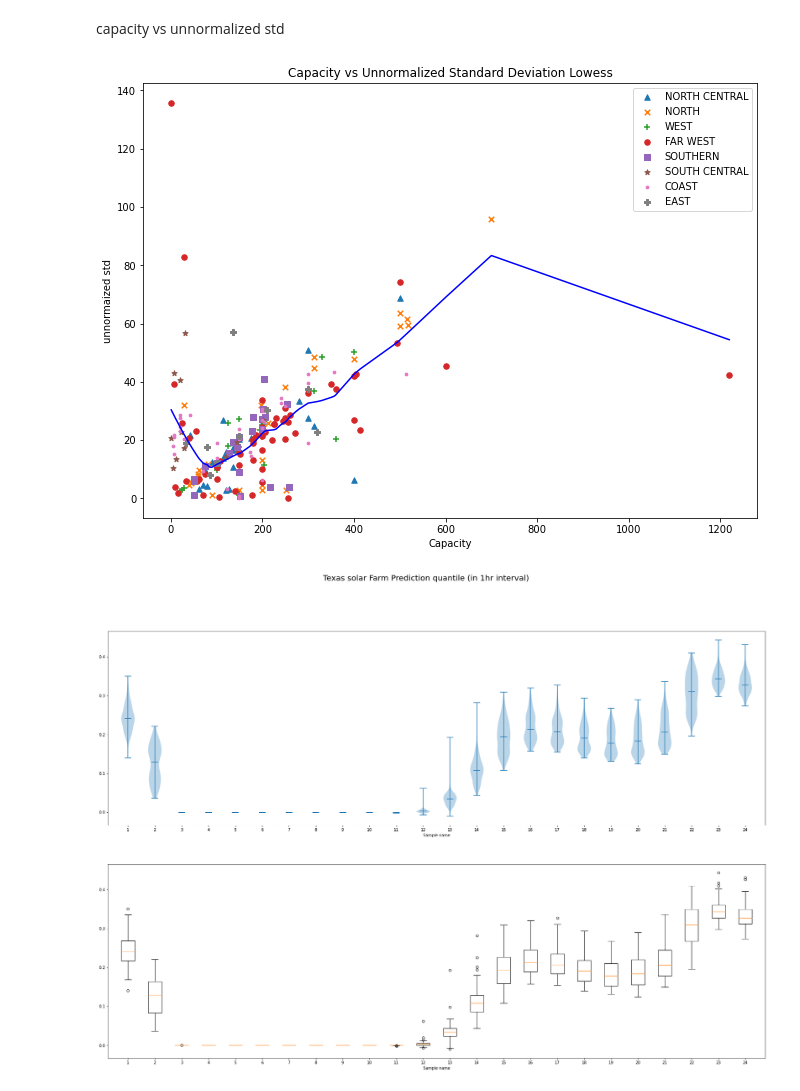
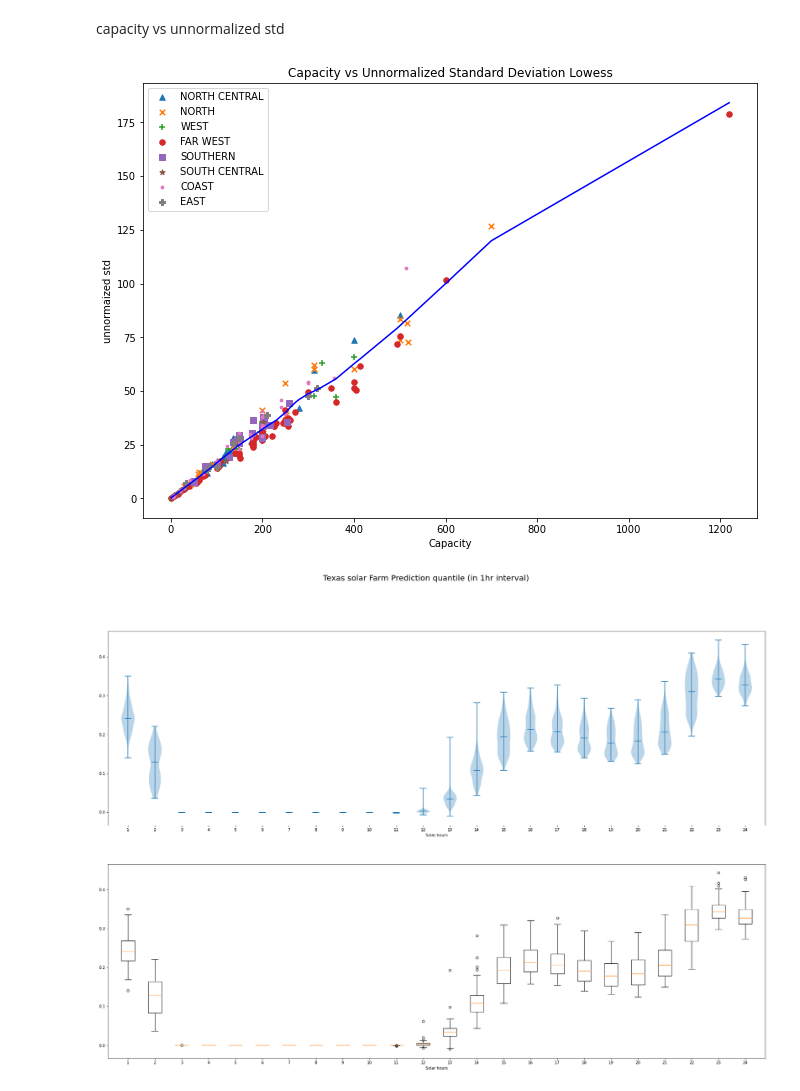
Before and after one commit to Sir-Teo/solar, a Jupyter notebook: solar.ipynb, the cells around one changed output. Saved outputs shown, nothing was run; the diff lists cells and outputs as text; code cells hidden in the pictures.

Commit message:
minor error fixed

```diff
--- a/solar.ipynb
+++ b/solar.ipynb
@@ -260,30 +260,33 @@ def unormalized_std_error_in_interval(a,b):
     solar_actual_6h_mean = solar_actual_6h.resample('60min',on= 'Time').mean()
     solar_forcast_6h_mean = solar_forcast_6h.resample('60min',on= 'horizon_time').mean()
     diff = solar_actual_6h_mean - solar_forcast_6h_mean
+    for (farm, data) in diff.iteritems():
+        diff = diff.reindex(sorted(diff.columns,key=str.lower), axis=1)
     solar_meta['unnorm_std']= np.std(diff).values
+unormalized_std_error_in_interval(12,24)
 # %%
 
 plt.figure(figsize=(11,8))
-unormalized_std_error_in_interval(0,24)
-error_in_interval(0,24)
+unormalized_std_error_in_interval(12,24)
+error_in_interval(12,24)
 norm = plt.Normalize(min(solar_meta['error']), max(solar_meta['error']))
 for kind in marker_dict:
     plt.scatter(x = solar_meta[solar_meta['Zone']==kind]['AC_capacity_MW'],
                 y = solar_meta[solar_meta['Zone']==kind]['unnorm_std'],
                 s = 30,
                 marker = marker_dict[kind])
 x = solar_meta['AC_capacity_MW']
 y = solar_meta['unnorm_std']
 filtered = lowess(y, x, frac=0.4, it=0)
 plt.plot(filtered[:,0], filtered[:,1], 'b')
 plt.xlabel('Capacity')
 plt.title('Capacity vs Unnormalized Standard Deviation Lowess')
 plt.legend(marker_dict.keys())
 plt.ylabel('unnormaized std')
 plt.savefig('plots/capacity_vs_unnormstd_lowess.png')
 plt.show()
 # %% [output]
-[figure, old version]
+[figure, new version]
 # %%
 def unnorm_error_in_interval(a,b):
     solar_actual_6h = solar_actual_2018_5min[(solar_actual_2018_5min['Time'].dt.hour <= b) & (solar_actual_2018_5min['Time'].dt.hour >=a)]
```
Also changed, not shown: parts of 2 cells of this notebook, 4 other files.
